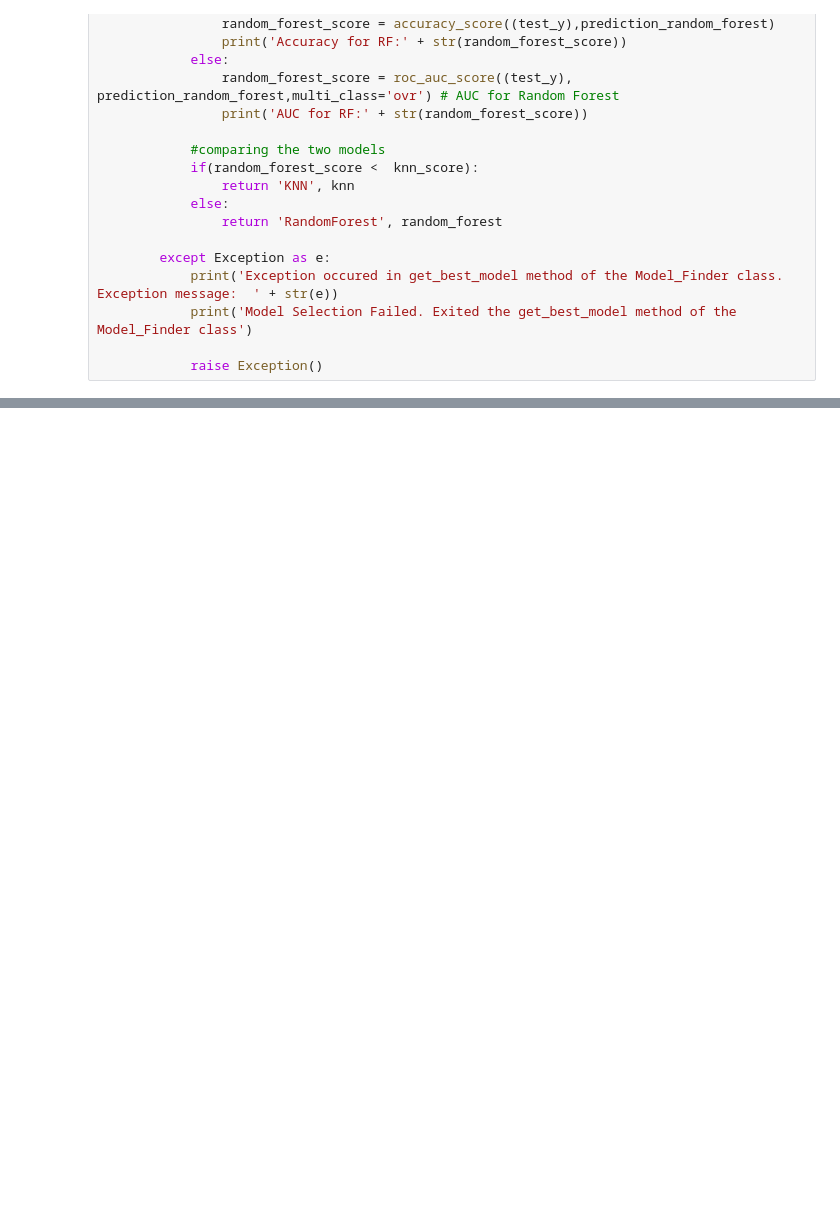
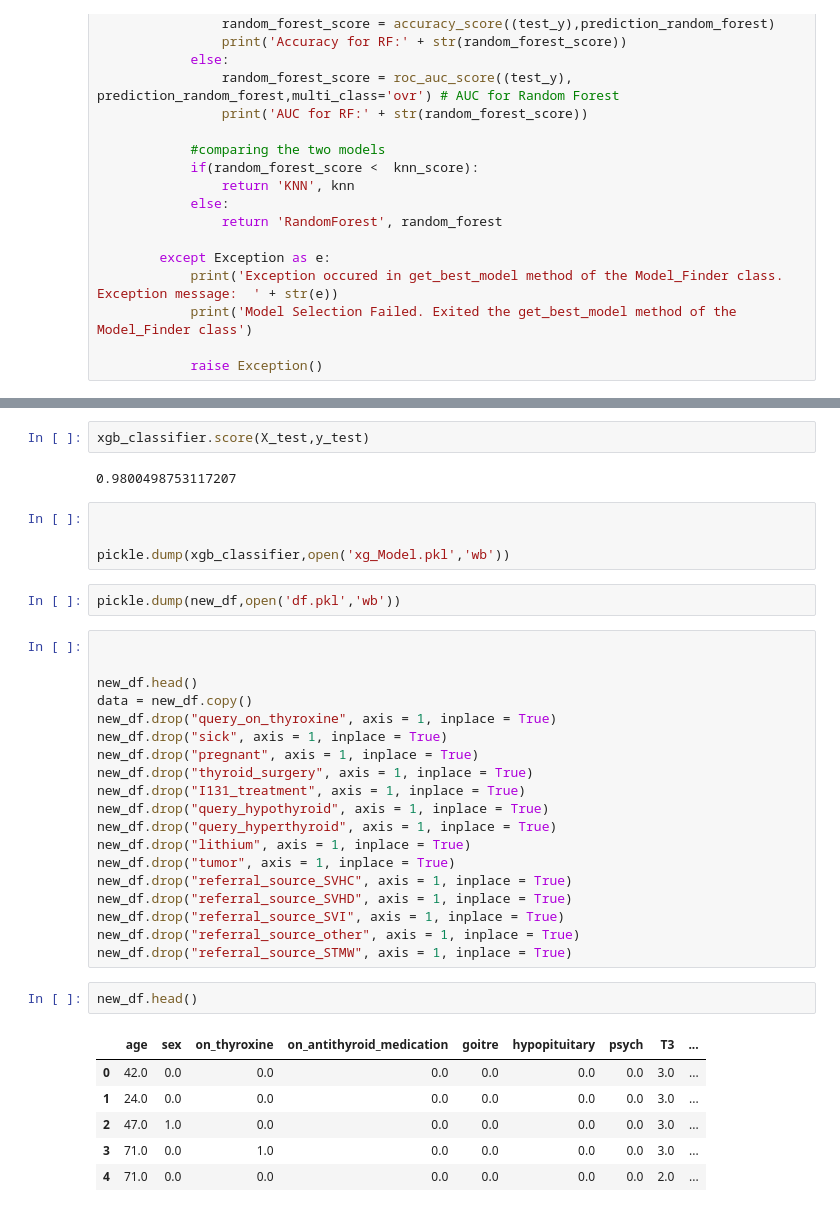
Before and after one commit to AbhishekPalsra/Thyroid_Disease_Detection, a Jupyter notebook: notebook/preprocessing_thyroid.ipynb, the cells around one changed output, grey strips where cells are left out. Saved outputs shown, nothing was run; the diff lists cells and outputs as text; blank space fills up the shorter version.

```diff
--- a/notebook/preprocessing_thyroid.ipynb
+++ b/notebook/preprocessing_thyroid.ipynb
@@ -1010,0 +1025,38 @@ best_model.score(X_test,y_test)
+# %%
+xgb_classifier.score(X_test,y_test)
+# %% [output]
+0.9800498753117207
+# %%
+
+
+pickle.dump(xgb_classifier,open('xg_Model.pkl','wb'))
+# %%
+pickle.dump(new_df,open('df.pkl','wb'))
+# %%
+
+
+new_df.head()
+data = new_df.copy()
+new_df.drop("query_on_thyroxine", axis = 1, inplace = True)
+new_df.drop("sick", axis = 1, inplace = True)
+new_df.drop("pregnant", axis = 1, inplace = True)
+new_df.drop("thyroid_surgery", axis = 1, inplace = True)
+new_df.drop("I131_treatment", axis = 1, inplace = True)
+new_df.drop("query_hypothyroid", axis = 1, inplace = True)
+new_df.drop("query_hyperthyroid", axis = 1, inplace = True)
+new_df.drop("lithium", axis = 1, inplace = True)
+new_df.drop("tumor", axis = 1, inplace = True)
+new_df.drop("referral_source_SVHC", axis = 1, inplace = True)
+new_df.drop("referral_source_SVHD", axis = 1, inplace = True)
+new_df.drop("referral_source_SVI", axis = 1, inplace = True)
+new_df.drop("referral_source_other", axis = 1, inplace = True)
+new_df.drop("referral_source_STMW", axis = 1, inplace = True)
+# %%
+new_df.head()
+# %% [output]
+|  | age | sex | on_thyroxine | on_antithyroid_medication | goitre | hypopituitary | psych | T3 | ... |
+| 0 | 42.0 | 0.0 | 0.0 | 0.0 | 0.0 | 0.0 | 0.0 | 3.0 | ... |
+| 1 | 24.0 | 0.0 | 0.0 | 0.0 | 0.0 | 0.0 | 0.0 | 3.0 | ... |
+| 2 | 47.0 | 1.0 | 0.0 | 0.0 | 0.0 | 0.0 | 0.0 | 3.0 | ... |
+| 3 | 71.0 | 0.0 | 1.0 | 0.0 | 0.0 | 0.0 | 0.0 | 3.0 | ... |
+| 4 | 71.0 | 0.0 | 0.0 | 0.0 | 0.0 | 0.0 | 0.0 | 2.0 | ... |
```
Also changed, not shown: parts of 29 cells of this notebook, 5 other files.
